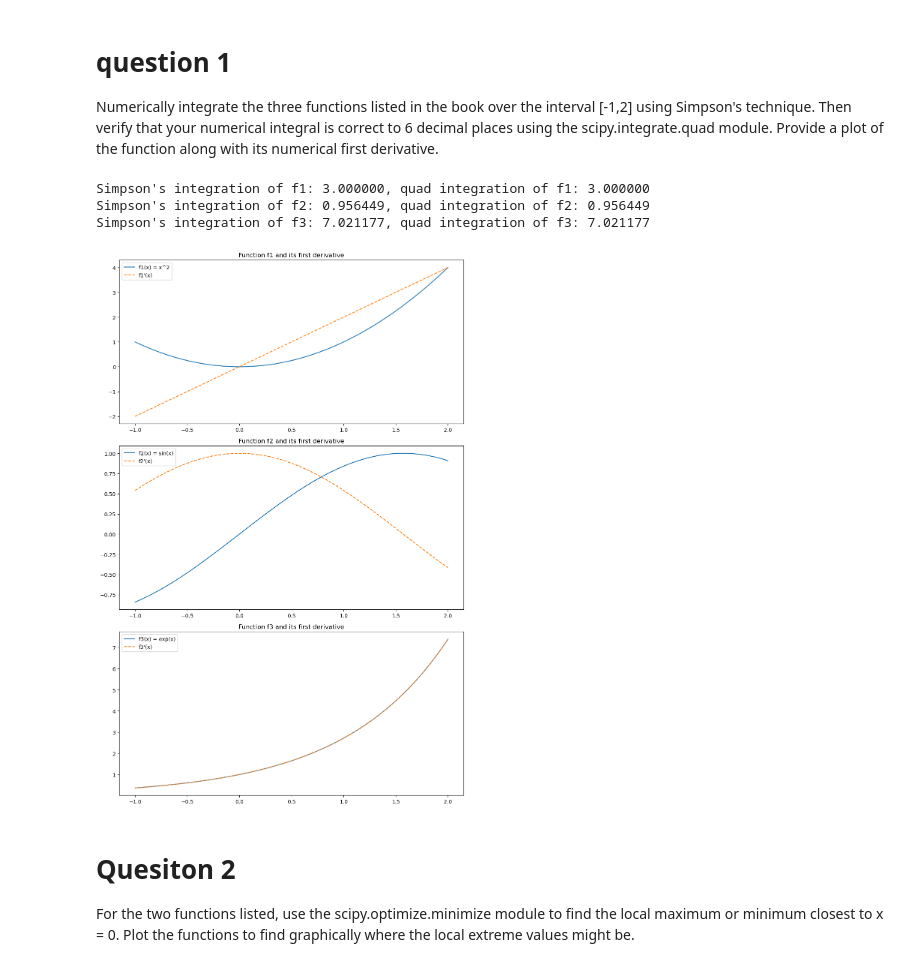
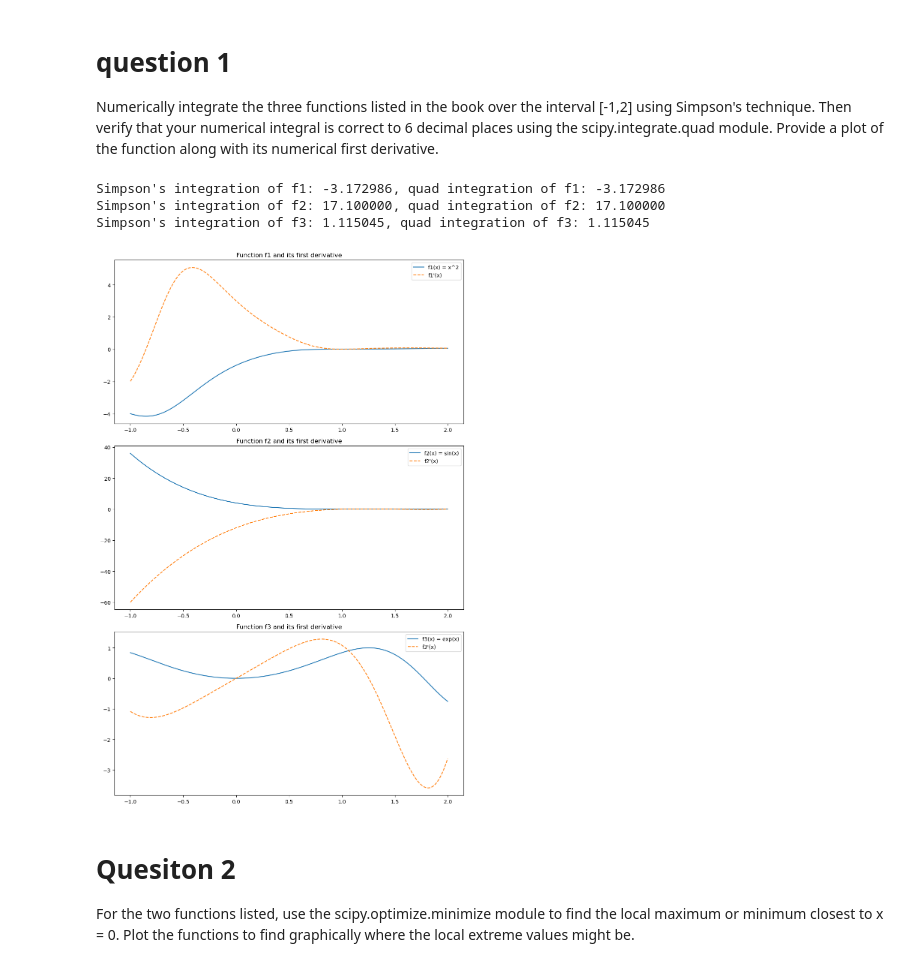
Before and after one commit to Quantum-Impulse/Sci-Comp, a Jupyter notebook: work/A4.ipynb, the cells around one changed output. Saved outputs shown, nothing was run; the diff lists cells and outputs as text; code cells hidden in the pictures.

```diff
--- a/work/A4.ipynb
+++ b/work/A4.ipynb
@@ -24,13 +24,13 @@ import matplotlib.pyplot as plt
 
 # Define the functions
 def f1(x):
-    return x**2
+    return (x-1)**3/(1+ x**4)
 
 def f2(x):
-    return np.sin(x)
+    return ((x-1)**2) * ((x-2)**2)
 
 def f3(x):
-    return np.exp(x)
+    return np.sin(x**2)
 
 # Define the interval
 a, b = -1, 2
@@ -52,37 +52,37 @@ print("\n\n")
 
 # Print the results
 print(f"Simpson's integration of f1: {I1_simps:.6f}, quad integration of f1: {I1_quad:.6f}")
 print(f"Simpson's integration of f2: {I2_simps:.6f}, quad integration of f2: {I2_quad:.6f}")
 print(f"Simpson's integration of f3: {I3_simps:.6f}, quad integration of f3: {I3_quad:.6f}")
 
 # Plot the functions and their numerical first derivatives
 fig, axs = plt.subplots(3, 1, figsize=(10, 15))
 
 # Function 1
 axs[0].plot(x, f1(x), label='f1(x) = x^2')
 axs[0].plot(x, np.gradient(f1(x), x), label="f1'(x)", linestyle='--')
 axs[0].legend()
 axs[0].set_title('Function f1 and its first derivative')
 
 # Function 2
 axs[1].plot(x, f2(x), label='f2(x) = sin(x)')
 axs[1].plot(x, np.gradient(f2(x), x), label="f2'(x)", linestyle='--')
 axs[1].legend()
 axs[1].set_title('Function f2 and its first derivative')
 
 # Function 3
 axs[2].plot(x, f3(x), label='f3(x) = exp(x)')
 axs[2].plot(x, np.gradient(f3(x), x), label="f3'(x)", linestyle='--')
 axs[2].legend()
 axs[2].set_title('Function f3 and its first derivative')
 
 plt.tight_layout()
 plt.show()
 # %% [output]
-Simpson's integration of f1: 3.000000, quad integration of f1: 3.000000
-Simpson's integration of f2: 0.956449, quad integration of f2: 0.956449
-Simpson's integration of f3: 7.021177, quad integration of f3: 7.021177
+Simpson's integration of f1: -3.172986, quad integration of f1: -3.172986
+Simpson's integration of f2: 17.100000, quad integration of f2: 17.100000
+Simpson's integration of f3: 1.115045, quad integration of f3: 1.115045
-[figure, old version]
+[figure, new version]
 # %% [markdown]
 # Quesiton 2
 
```
